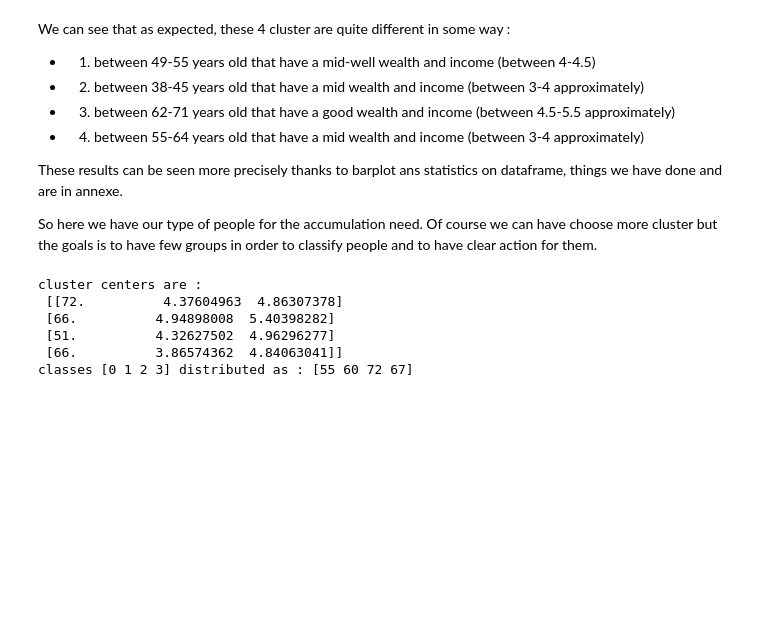
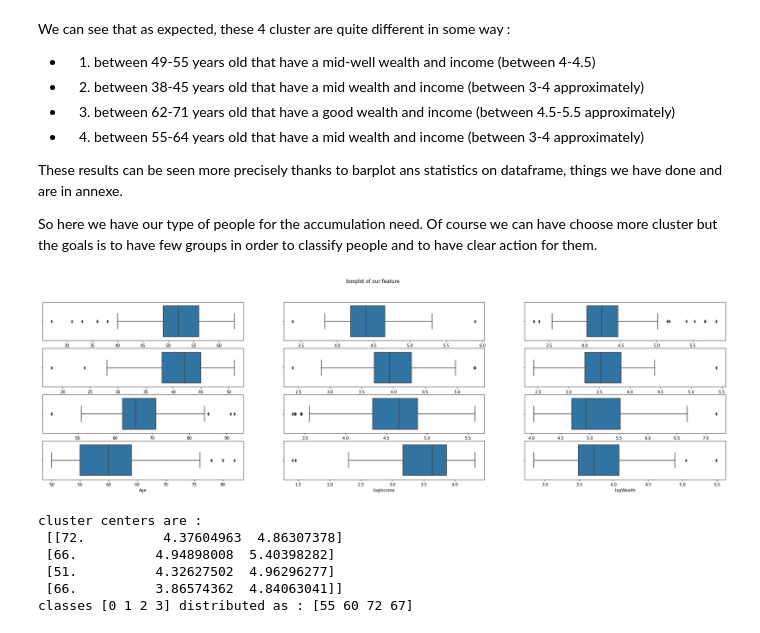
Before and after one commit to Emmalito/ML_BC2, a Jupyter notebook: src/4_Interpretability.ipynb, the cells around one changed output. Drawn from its saved outputs; the diff is of its cells as text; code cells hidden in the pictures; blank space fills up the shorter version.

```diff
--- a/src/4_Interpretability.ipynb
+++ b/src/4_Interpretability.ipynb
@@ -258,14 +258,14 @@ def repartition(labels, num_cluster, train):
     distribution = pd.DataFrame(first*data_std[[0,2,3]] + data_mean[[0,2,3]], columns=["Age","logIncome", "logWealth"])
     return distribution
 
-def boxplot(data):
+def boxplot_cluster(clusters):
     # plot boxplot for our three features
-    figure, axes = plt.subplots(1, 3, sharex=False, figsize=(25,5))
+    figure, axes = plt.subplots(len(clusters), 3, sharex=False, figsize=(30,8))
     figure.suptitle("boxplot of our feature")
-    sns.boxplot(data["Age"], ax=axes[0])
-    sns.boxplot(data["logIncome"],ax=axes[1])
-    sns.boxplot(data["logWealth"],ax=axes[2])
-    #sns.boxplot(data["FinancialEducation/RiskPropensity"],ax=axes[3])
+    for i in range(len(clusters)):
+        sns.boxplot(x=clusters[i]["Age"], ax=axes[i,0])
+        sns.boxplot(x=clusters[i]["logIncome"],ax=axes[i,1])
+        sns.boxplot(x=clusters[i]["logWealth"],ax=axes[i,2])
 # %%
 labels = medoids(4, Acc_true)
 # %% [output]
@@ -288,6 +288,12 @@ So here we have our type of people for the accumulation need. Of course we can h
 # %%
 #distribution = repartition(labels, 1, Acc_true)
 #distribution.describe()
+distrib = []
+for i in range(4):
+    distrib.append(repartition(labels, i, Acc_true))
+boxplot_cluster(distrib)
+# %% [output]
+[figure, added]
 # %%
 #boxplot(distribution)
 # %%
```
